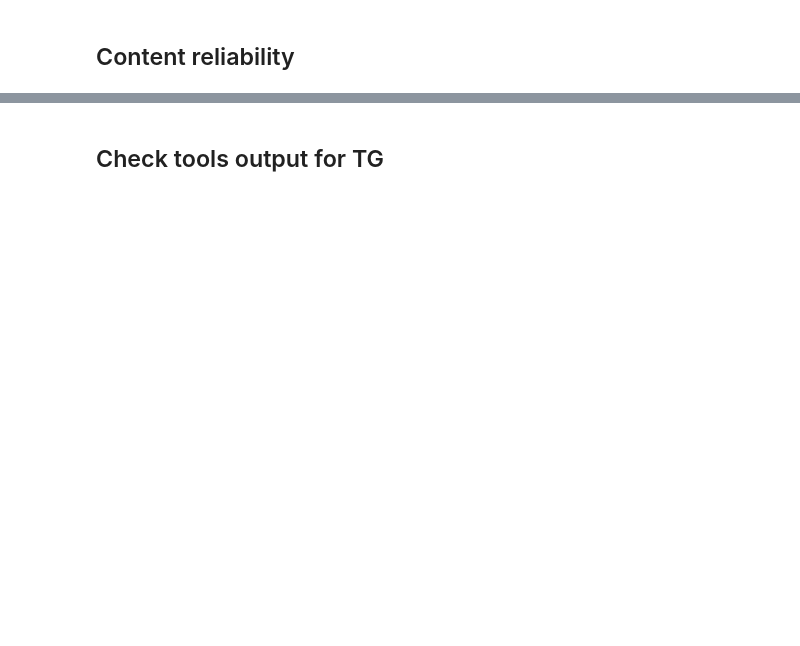
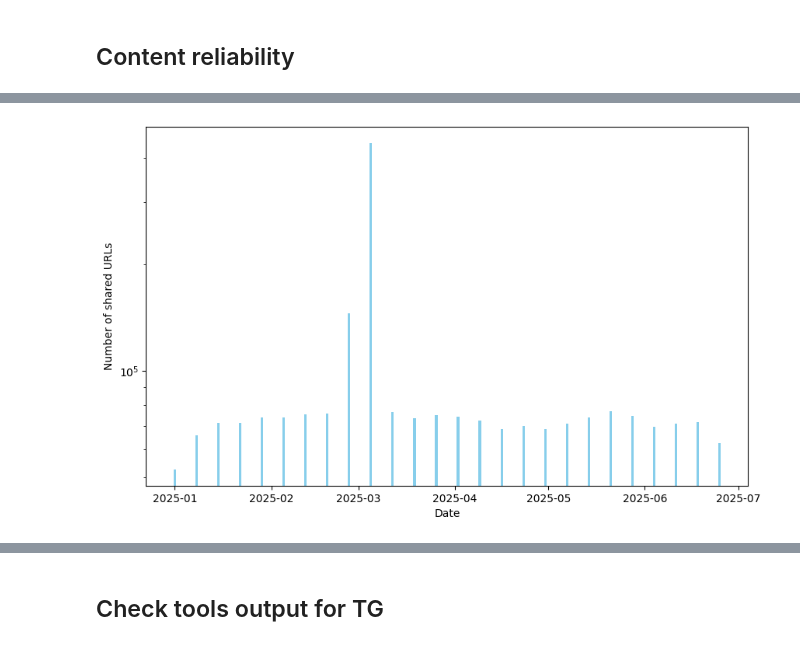
Before and after one commit to TLouf/AI4trust-observatory, a Jupyter notebook: viz.ipynb, the cells around one changed output, grey strips where cells are left out. Saved outputs shown, nothing was run; the diff lists cells and outputs as text; code cells hidden in the pictures; blank space fills up the shorter version.

```diff
--- a/viz.ipynb
+++ b/viz.ipynb
@@ -126,0 +151,9 @@ daily_stats = pl.DataFrame(daily_stats, orient='row')
+# %%
+fig, ax = plt.subplots(figsize=(10, 6))
+ax.bar(x='date', height='url_count', data=stats_evol, color='skyblue')
+ax.set_xlabel('Date')
+ax.set_ylabel('Number of shared URLs')
+ax.set_yscale('log')
+fig.show()
+# %% [output]
+[figure, added]
```
Also changed, not shown: parts of 21 cells of this notebook, 5 other files.
